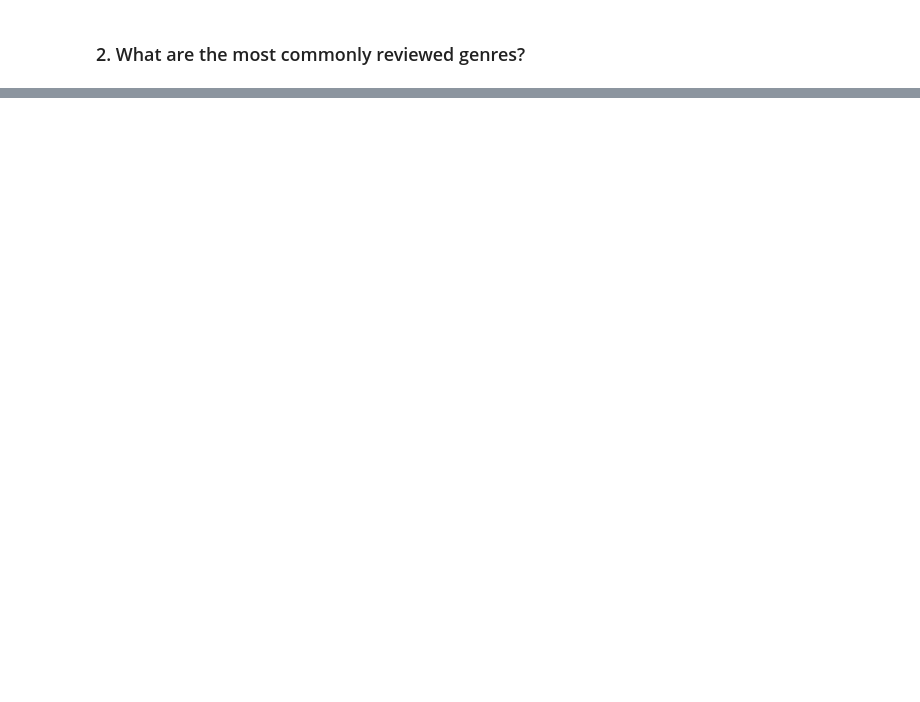
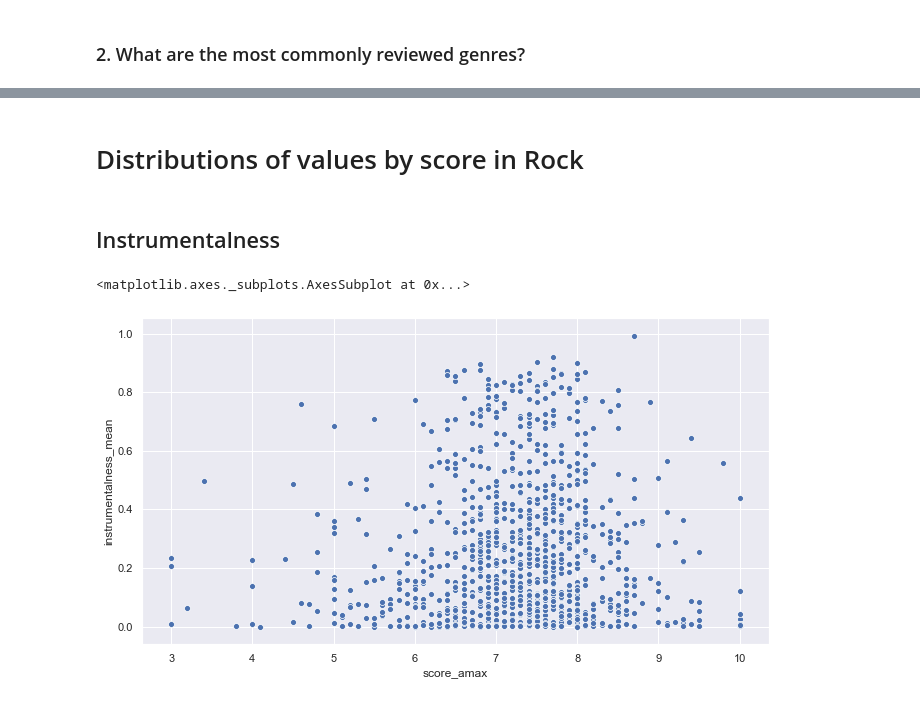
Before and after one commit to LeDorean/album_score_prediction, a Jupyter notebook: Notebooks/eda.ipynb, the cells around one changed output, grey strips where cells are left out. Drawn from its saved outputs; the diff is of its cells as text; code cells hidden in the pictures; blank space fills up the shorter version.

```diff
--- a/Notebooks/eda.ipynb
+++ b/Notebooks/eda.ipynb
@@ -161,0 +110,11 @@ plt.title(" ");
+# %% [markdown]
+# Distributions of values by score in Rock
+# %% [markdown]
+## Instrumentalness
+# %%
+fig, ax = plt.subplots(figsize=(10,6))
+sns.scatterplot(x="score_amax", y="instrumentalness_mean",
+                data=rock_df)
+# %% [output]
+<matplotlib.axes._subplots.AxesSubplot at 0x...>
+[figure, added]
```
Also changed, not shown: parts of 58 cells of this notebook, 2 other files.
